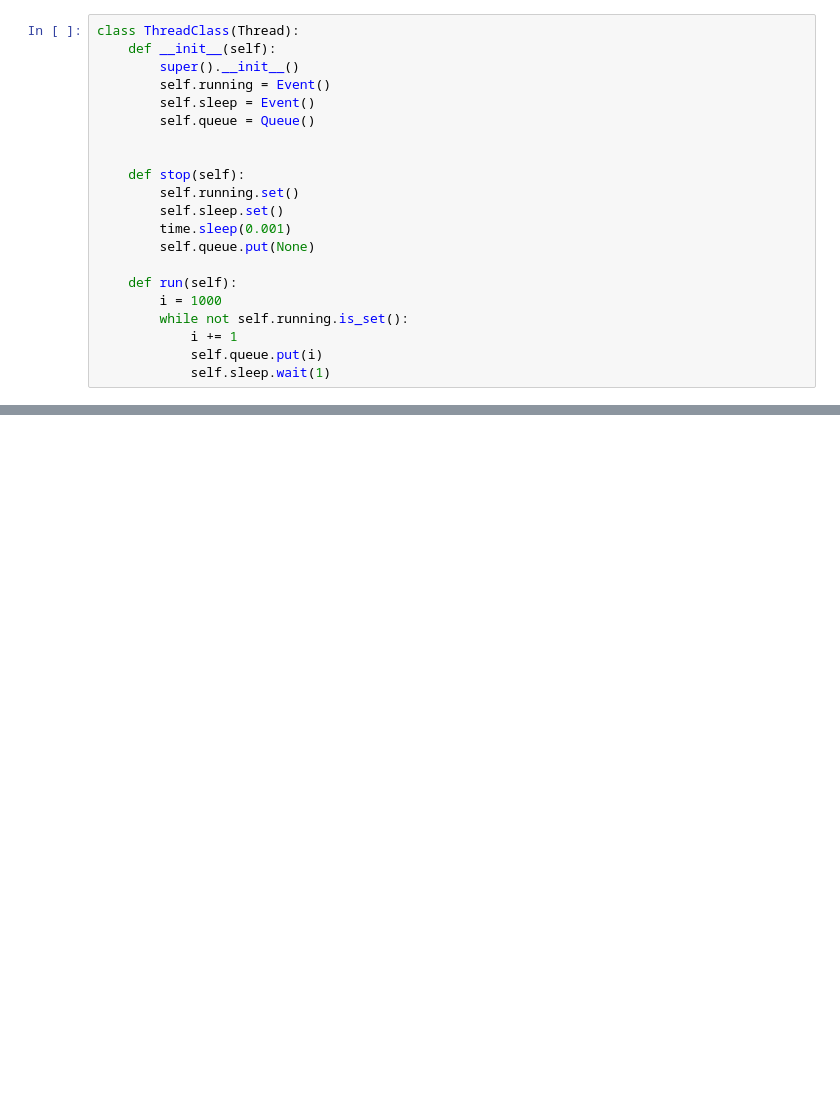
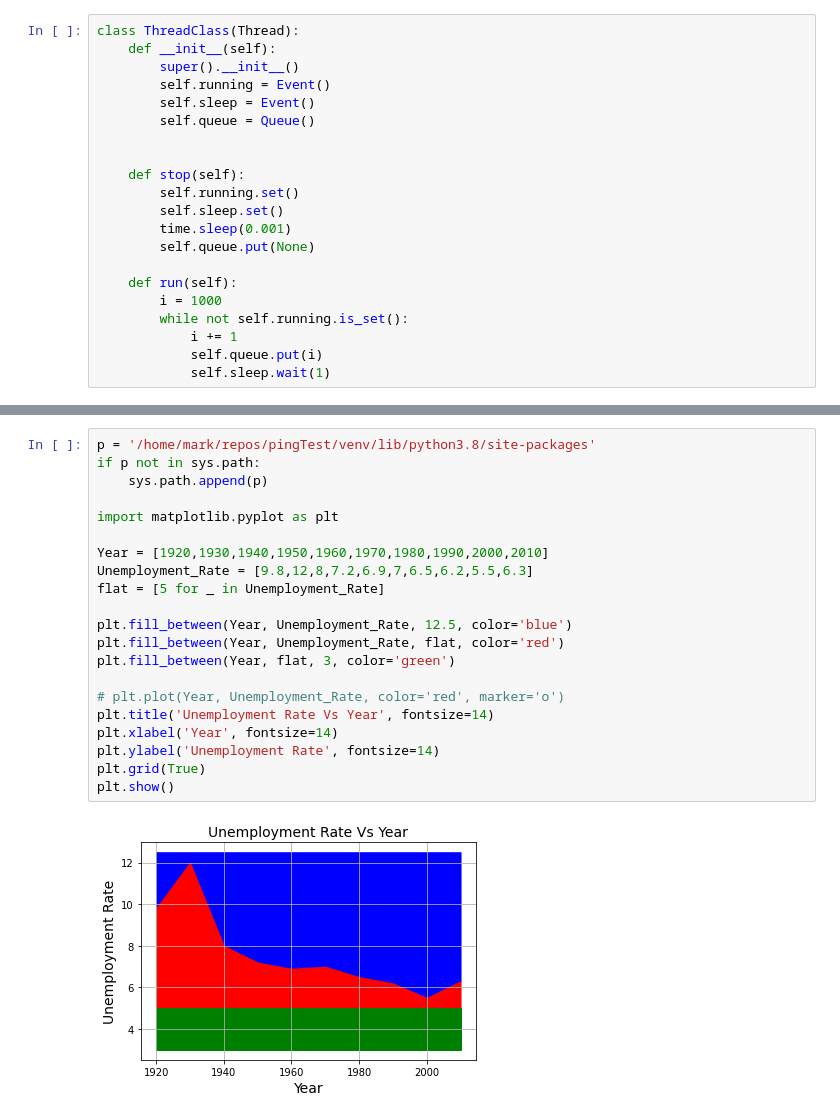
Before and after one commit to NZJourneyMan/pingsummary, a Jupyter notebook: Jupyter/Experiments.ipynb, the cells around one changed output, grey strips where cells are left out. Saved outputs shown, nothing was run; the diff lists cells and outputs as text; blank space fills up the shorter version.

```diff
--- a/Jupyter/Experiments.ipynb
+++ b/Jupyter/Experiments.ipynb
@@ -71,0 +109,23 @@ a 1
+# %%
+p = '/home/mark/repos/pingTest/venv/lib/python3.8/site-packages'
+if p not in sys.path:
+    sys.path.append(p)
+
+import matplotlib.pyplot as plt
+
+Year = [1920,1930,1940,1950,1960,1970,1980,1990,2000,2010]
+Unemployment_Rate = [9.8,12,8,7.2,6.9,7,6.5,6.2,5.5,6.3]
+flat = [5 for _ in Unemployment_Rate]
+
+plt.fill_between(Year, Unemployment_Rate, 12.5, color='blue')
+plt.fill_between(Year, Unemployment_Rate, flat, color='red')
+plt.fill_between(Year, flat, 3, color='green')
+
+# plt.plot(Year, Unemployment_Rate, color='red', marker='o')
+plt.title('Unemployment Rate Vs Year', fontsize=14)
+plt.xlabel('Year', fontsize=14)
+plt.ylabel('Unemployment Rate', fontsize=14)
+plt.grid(True)
+plt.show()
+# %% [output]
+[figure, added]
```
Also changed, not shown: parts of 5 cells of this notebook, 3 other files.
